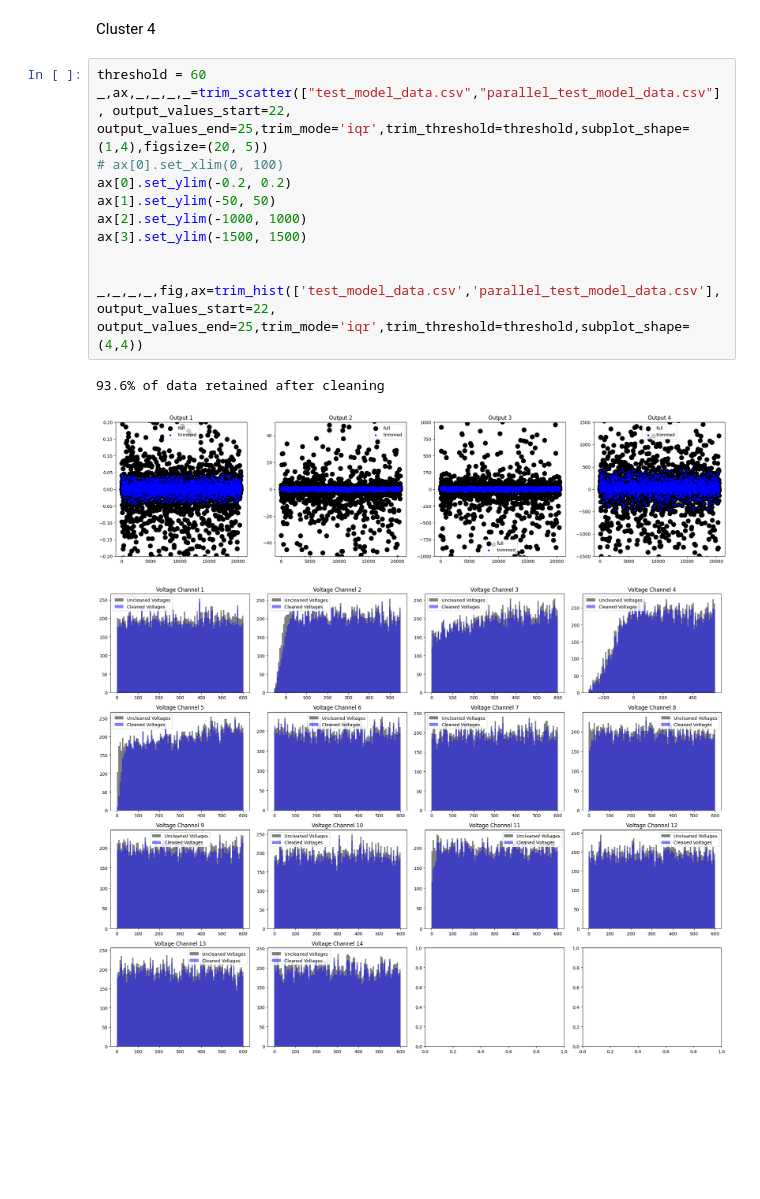
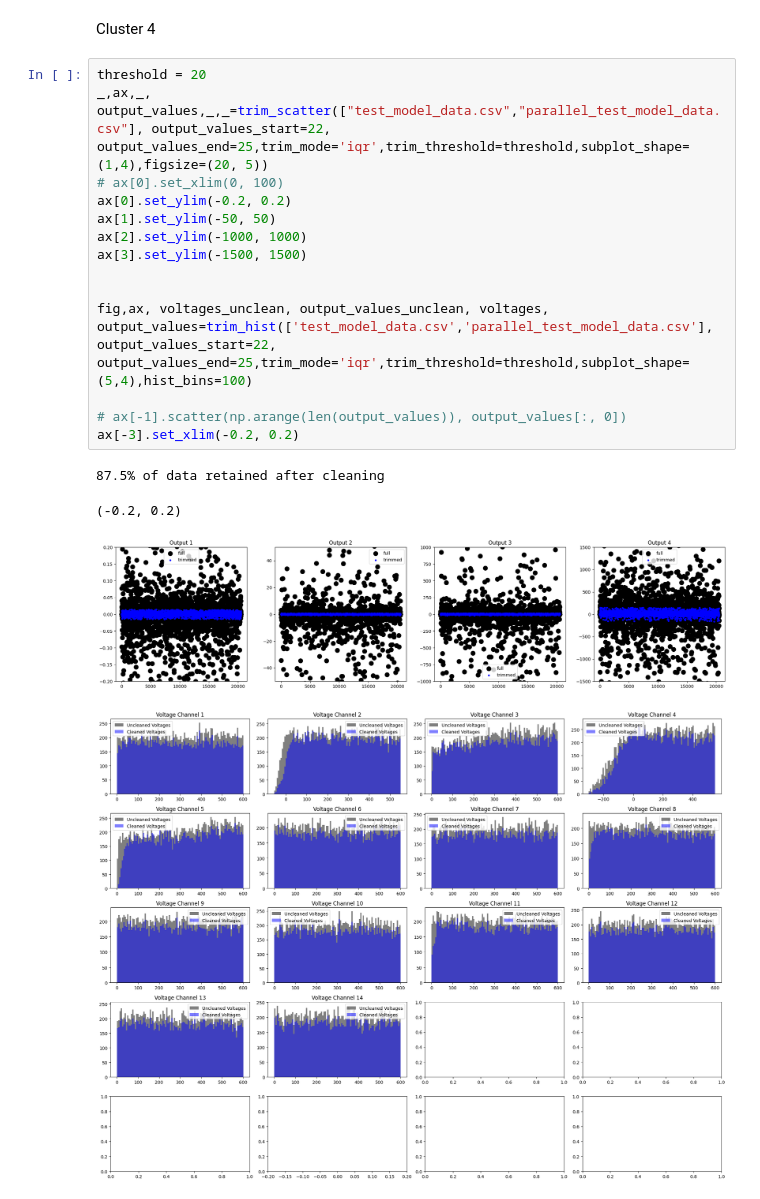
Before and after one commit to larrywu7/electron_optics, a Jupyter notebook: electron_optics_map_seperate_params.ipynb, the cells around one changed output. Cells and saved outputs as stored; diff of their text form; blank space fills up the shorter version.

```diff
--- a/electron_optics_map_seperate_params.ipynb
+++ b/electron_optics_map_seperate_params.ipynb
@@ -104,20 +108,24 @@ _,_,all_predictions, all_true_values =plot_inference_comparison(predictor3,n_sam
 # %% [markdown]
 Cluster 4
 # %%
-threshold = 60
-_,ax,_,_,_,_=trim_scatter(["test_model_data.csv","parallel_test_model_data.csv"], output_values_start=22, output_values_end=25,trim_mode='iqr',trim_threshold=threshold,subplot_shape=(1,4),figsize=(20, 5))
+threshold = 20
+_,ax,_, output_values,_,_=trim_scatter(["test_model_data.csv","parallel_test_model_data.csv"], output_values_start=22, output_values_end=25,trim_mode='iqr',trim_threshold=threshold,subplot_shape=(1,4),figsize=(20, 5))
 # ax[0].set_xlim(0, 100)
 ax[0].set_ylim(-0.2, 0.2)
 ax[1].set_ylim(-50, 50)
 ax[2].set_ylim(-1000, 1000)
 ax[3].set_ylim(-1500, 1500)
 
 
-_,_,_,_,fig,ax=trim_hist(['test_model_data.csv','parallel_test_model_data.csv'], output_values_start=22, output_values_end=25,trim_mode='iqr',trim_threshold=threshold,subplot_shape=(4,4))
+fig,ax, voltages_unclean, output_values_unclean, voltages, output_values=trim_hist(['test_model_data.csv','parallel_test_model_data.csv'], output_values_start=22, output_values_end=25,trim_mode='iqr',trim_threshold=threshold,subplot_shape=(5,4),hist_bins=100)
+
+# ax[-1].scatter(np.arange(len(output_values)), output_values[:, 0])
+ax[-3].set_xlim(-0.2, 0.2)
 # %% [output]
-93.6% of data retained after cleaning
+87.5% of data retained after cleaning
+(-0.2, 0.2)
-[figure, old version]
+[figure, new version]
-[figure, old version]
+[figure, new version]
 # %%
 
 n_voltages = 14     # Number of voltage parameters
```
Also changed, not shown: parts of 6 cells of this notebook, 5 other files.
